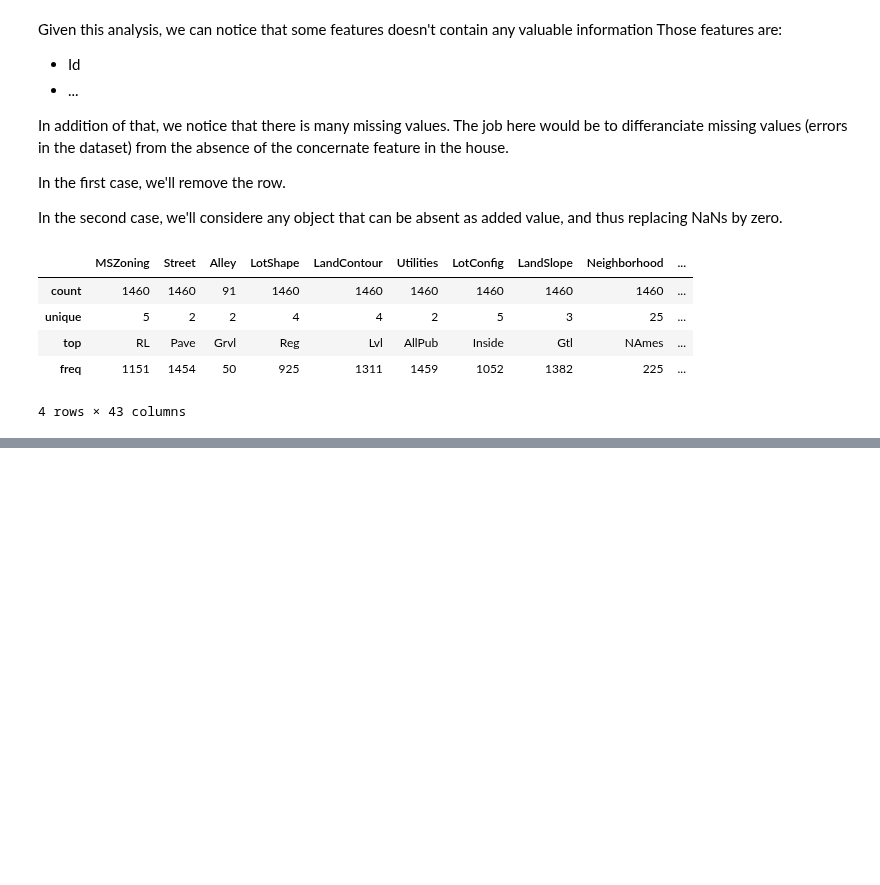
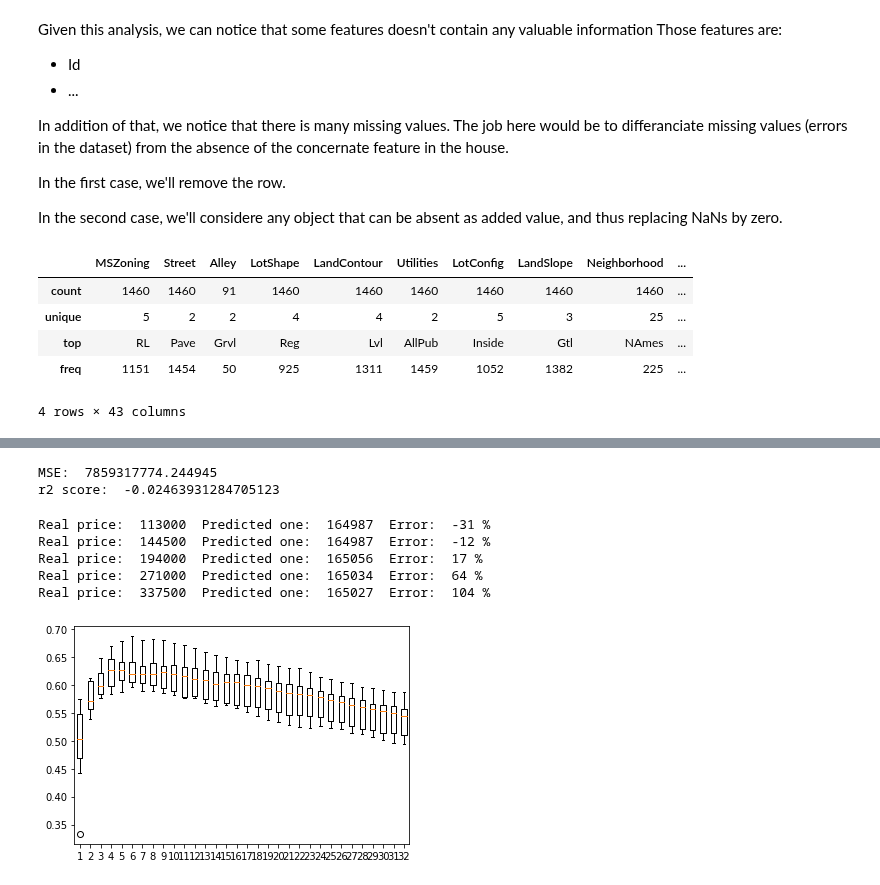
Before and after one commit to BenInTheBox/DataScienceInPractice, a Jupyter notebook: project/main.ipynb, the cells around one changed output, grey strips where cells are left out. Saved outputs shown, nothing was run; the diff lists cells and outputs as text; code cells hidden in the pictures; blank space fills up the shorter version.

```diff
--- a/project/main.ipynb
+++ b/project/main.ipynb
@@ -62,0 +196,43 @@ data.describe(include=['O'])
+# %%
+king_parameter = 1
+
+reg.fit(X_train, y_train)
+y_pred = reg.predict(X_test)
+print("MSE: ", mean_squared_error(y_test, y_pred))
+print("r2 score: ", r2_score(y_test, y_pred))
+# %% [output]
+MSE:  7859317774.244945
+r2 score:  -0.02463931284705123
+# %%
+random_prediction(x=X_test, reg=reg)
+# %% [output]
+Real price:  113000  Predicted one:  164987  Error:  -31 %
+Real price:  144500  Predicted one:  164987  Error:  -12 %
+Real price:  194000  Predicted one:  165056  Error:  17 %
+Real price:  271000  Predicted one:  165034  Error:  64 %
+Real price:  337500  Predicted one:  165027  Error:  104 %
+# %%
+# KNN
+
+parameters = [i for i in range(1, 33)]
+mse_report = np.zeros((len(parameters), n))
+test_report = np.zeros((len(parameters), 2))
+
+for i, par in enumerate(parameters):
+        reg = KNeighborsRegressor(n_neighbors=par, n_jobs=-1)
+        mse_report[i, :] = cross_val_score(reg, X_train, y_train, cv=cv)
+        reg.fit(X_train, y_train)
+        y_pred = reg.predict(X_train)
+        test_report[i, 0] = mean_squared_error(y_train, y_pred)
+        y_pred = reg.predict(X_test)
+        test_report[i, 1] = mean_squared_error(y_test, y_pred)
+
+
+
+plt.boxplot(mse_report.T)
+mu_perf = np.mean(mse_report, axis=1)
+std_perf = np.std(mse_report, axis=1)
+max_perf = np.max(mse_report, axis=1)
+min_perf = np.min(mse_report, axis=1)
+# %% [output]
+[figure, added]
```
Also changed, not shown: parts of 18 cells of this notebook, 1 other file.
